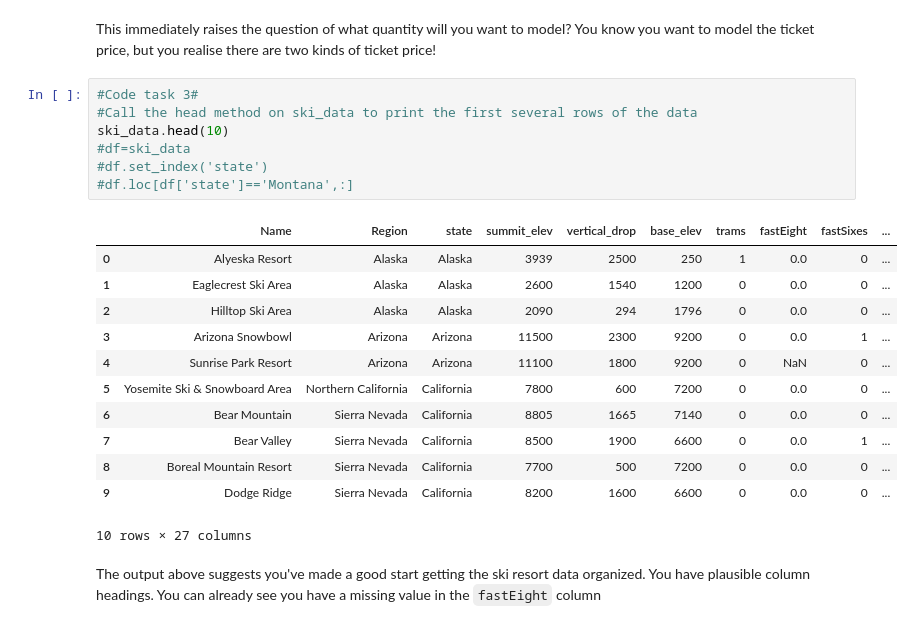
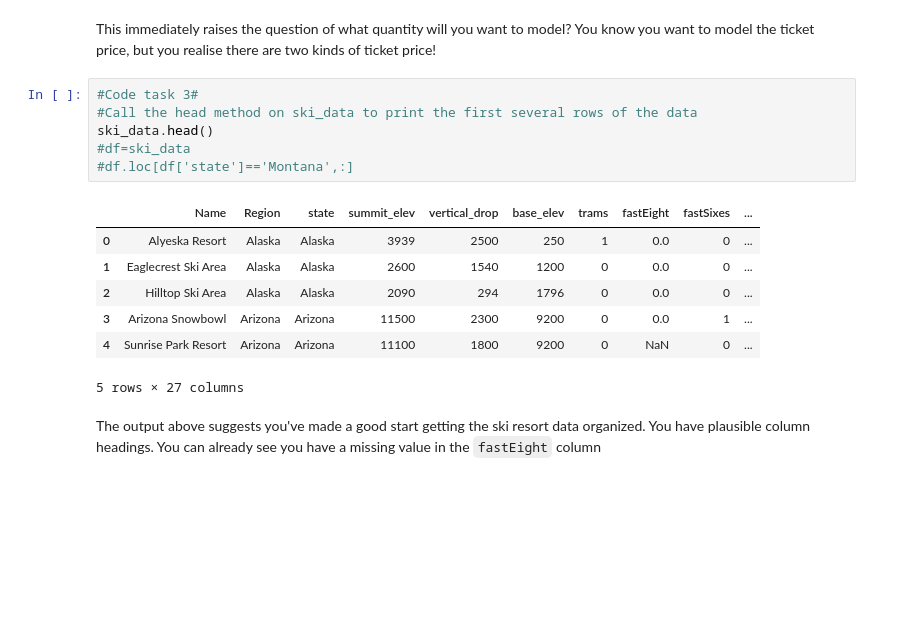
Before and after one commit to ahmedshahjahan/DataScienceGuidedCapstone, a Jupyter notebook: Notebooks/02_data_wrangling.ipynb, the cells around one changed output. Cells and saved outputs as stored; diff of their text form; blank space fills up the shorter version.

```diff
--- a/Notebooks/02_data_wrangling.ipynb
+++ b/Notebooks/02_data_wrangling.ipynb
@@ -115,23 +115,17 @@ This immediately raises the question of what quantity will you want to model? Yo
 # %%
 #Code task 3#
 #Call the head method on ski_data to print the first several rows of the data
-ski_data.head(10)
+ski_data.head()
 #df=ski_data
-#df.set_index('state')
 #df.loc[df['state']=='Montana',:]
 # %% [output]
 |  | Name | Region | state | summit_elev | vertical_drop | base_elev | trams | fastEight | fastSixes | ... |
 | 0 | Alyeska Resort | Alaska | Alaska | 3939 | 2500 | 250 | 1 | 0.0 | 0 | ... |
 | 1 | Eaglecrest Ski Area | Alaska | Alaska | 2600 | 1540 | 1200 | 0 | 0.0 | 0 | ... |
 | 2 | Hilltop Ski Area | Alaska | Alaska | 2090 | 294 | 1796 | 0 | 0.0 | 0 | ... |
 | 3 | Arizona Snowbowl | Arizona | Arizona | 11500 | 2300 | 9200 | 0 | 0.0 | 1 | ... |
 | 4 | Sunrise Park Resort | Arizona | Arizona | 11100 | 1800 | 9200 | 0 | NaN | 0 | ... |
-| 5 | Yosemite Ski & Snowboard Area | Northern California | California | 7800 | 600 | 7200 | 0 | 0.0 | 0 | ... |
-| 6 | Bear Mountain | Sierra Nevada | California | 8805 | 1665 | 7140 | 0 | 0.0 | 0 | ... |
-| 7 | Bear Valley | Sierra Nevada | California | 8500 | 1900 | 6600 | 0 | 0.0 | 1 | ... |
-| 8 | Boreal Mountain Resort | Sierra Nevada | California | 7700 | 500 | 7200 | 0 | 0.0 | 0 | ... |
-| 9 | Dodge Ridge | Sierra Nevada | California | 8200 | 1600 | 6600 | 0 | 0.0 | 0 | ... |
-10 rows × 27 columns
+5 rows × 27 columns
 # %% [markdown]
 The output above suggests you've made a good start getting the ski resort data organized. You have plausible column headings. You can already see you have a missing value in the `fastEight` column
 # %% [markdown]
```
Also changed, not shown: parts of 5 cells of this notebook.
